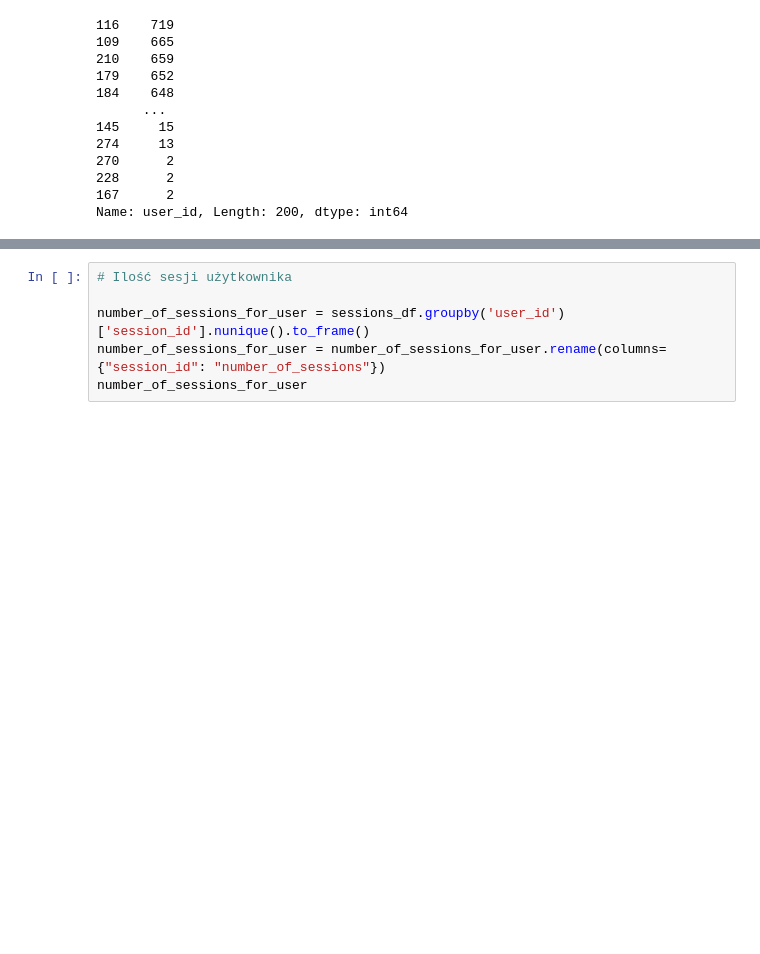
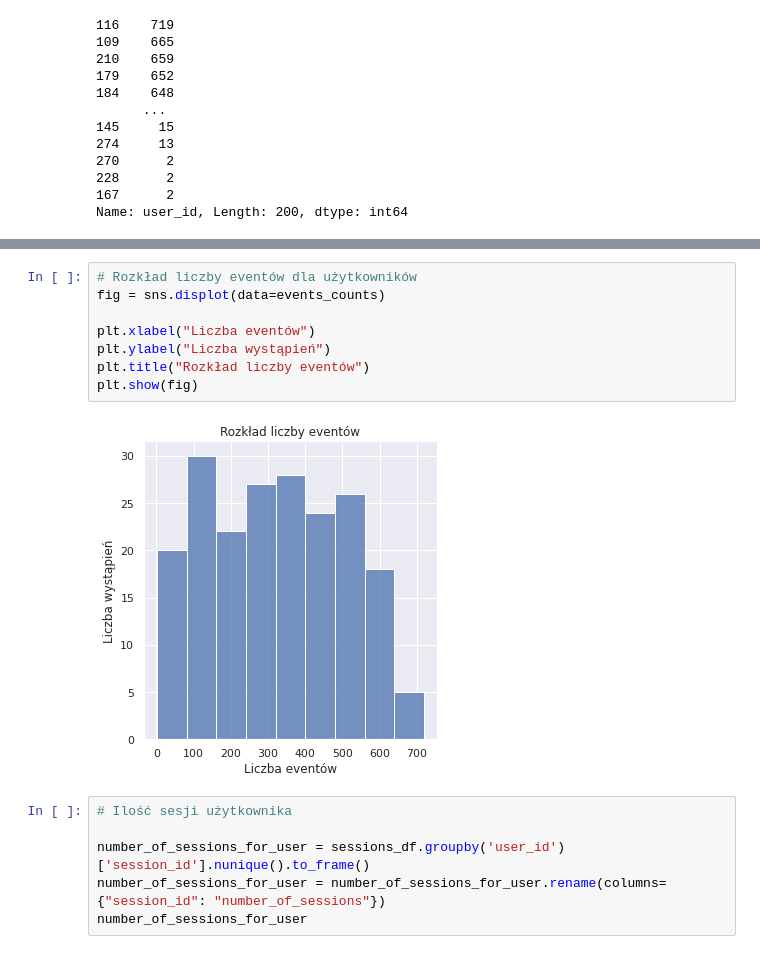
Before and after one commit to jfpio/IUM-Projekt, a Jupyter notebook: notebooks/data-analysis.ipynb, the cells around one changed output, grey strips where cells are left out. Saved outputs shown, nothing was run; the diff lists cells and outputs as text; blank space fills up the shorter version.

Commit message:
Add new sns plots to notebook

```diff
--- a/notebooks/data-analysis.ipynb
+++ b/notebooks/data-analysis.ipynb
@@ -55,6 +55,16 @@ min        2.000000
 75%      473.500000
 max      719.000000
 Name: user_id, dtype: float64
+# %%
+# Rozkład liczby eventów dla użytkowników
+fig = sns.displot(data=events_counts)
+
+plt.xlabel("Liczba eventów")
+plt.ylabel("Liczba wystąpień")
+plt.title("Rozkład liczby eventów")
+plt.show(fig)
+# %% [output]
+[figure, added]
 # %%
 # Ilość sesji użytkownika
 
```
Also changed, not shown: parts of 10 cells of this notebook.
